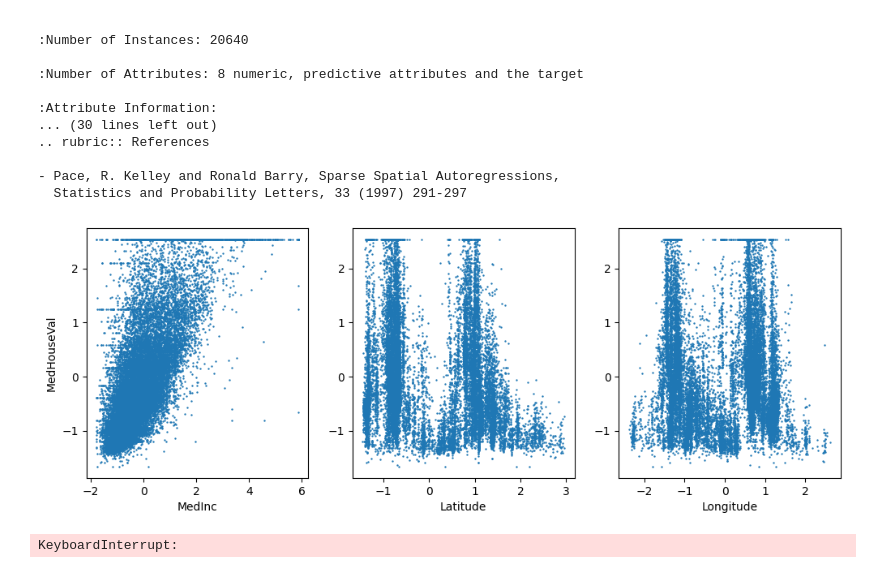
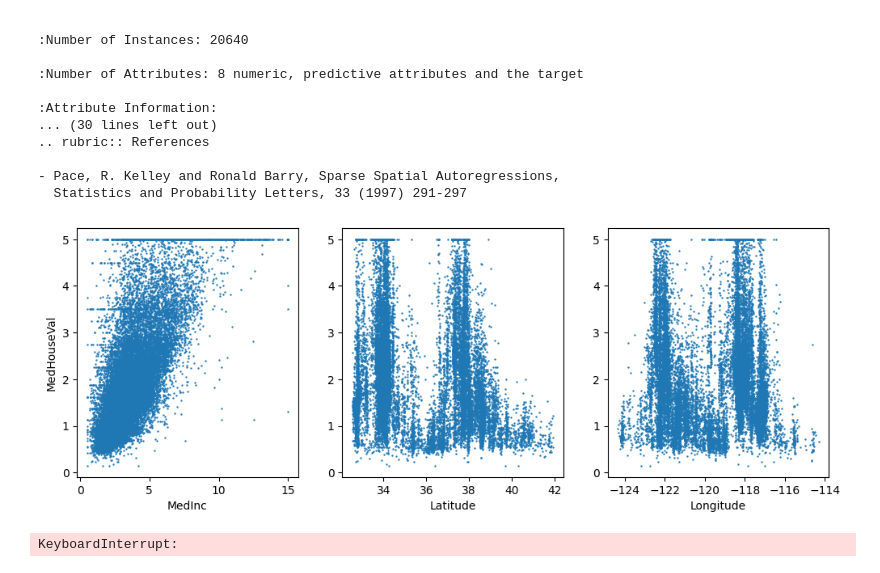
Before and after one commit to dannylam2502/CMPE257, a Jupyter notebook: W6S1.ipynb, the cells around one changed output. Saved outputs shown, nothing was run; the diff lists cells and outputs as text; code cells hidden in the pictures.

```diff
--- a/W6S1.ipynb
+++ b/W6S1.ipynb
@@ -367,25 +380,27 @@ California Housing dataset
 # %%
 # Selects a subset of input variables (MedInc, Latitude, Longitude), along with the target variable,
 # normalizes the dataset (by using mean-var normalization) and generates cross-plots for each of the
 # three input variables vs the target variable
 
 selected_features = [0,6,7]
 features = housing.data[:,selected_features]
 feature_labels = [housing.feature_names[x] for x in selected_features]
 target = housing.target.reshape(-1, 1)
 target_label = housing.target_names
 
 normdata = pd.DataFrame(data = np.concatenate([features,target],axis=1), columns = feature_labels+target_label)
-normdata = (normdata-normdata.mean())/normdata.std()
+#normdata = (normdata-normdata.mean())/normdata.std()
 
 fig, axs = plt.subplots(1,3,figsize=(12,4))
 for k, ax in enumerate(axs):
     ax.scatter(normdata[feature_labels[k]],normdata[target_label[0]],marker='.',s=2.0)
     ax.set_xlabel(feature_labels[k])
     if k == 0: ax.set_ylabel(target_label[0])
 plt.show()
+
+print(np.var(housing.target))
 # %% [output]
-[figure, old version]
+[figure, new version]
 # %%
 # Conducts cubic spline regressions between the input variable 'Latitude' and the target 'MedHouseVal'
 # Uses a validation approach to determine the optimal number of knots. A total number of 1000 validations
```
Also changed, not shown: parts of 2 cells of this notebook, 1 other file.
